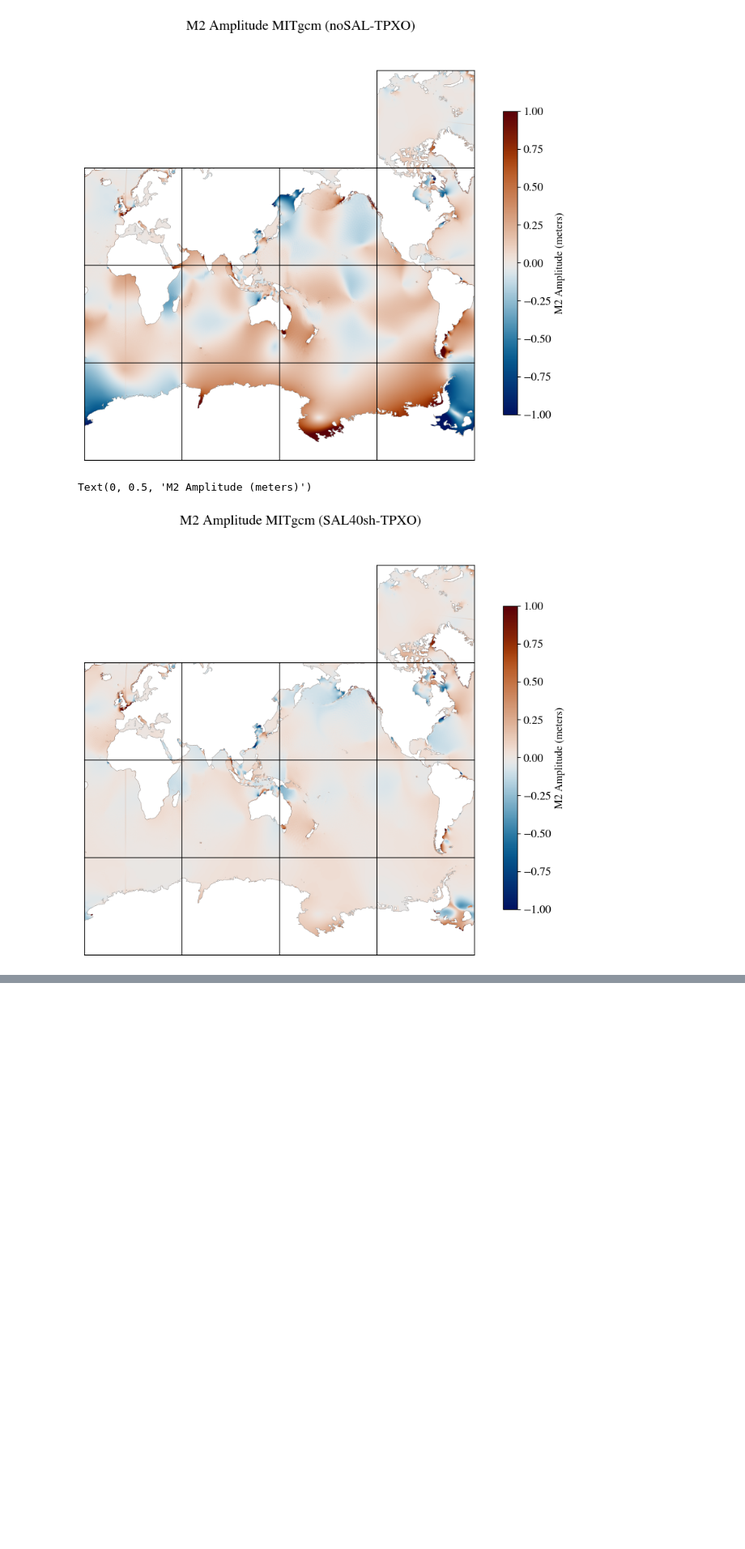
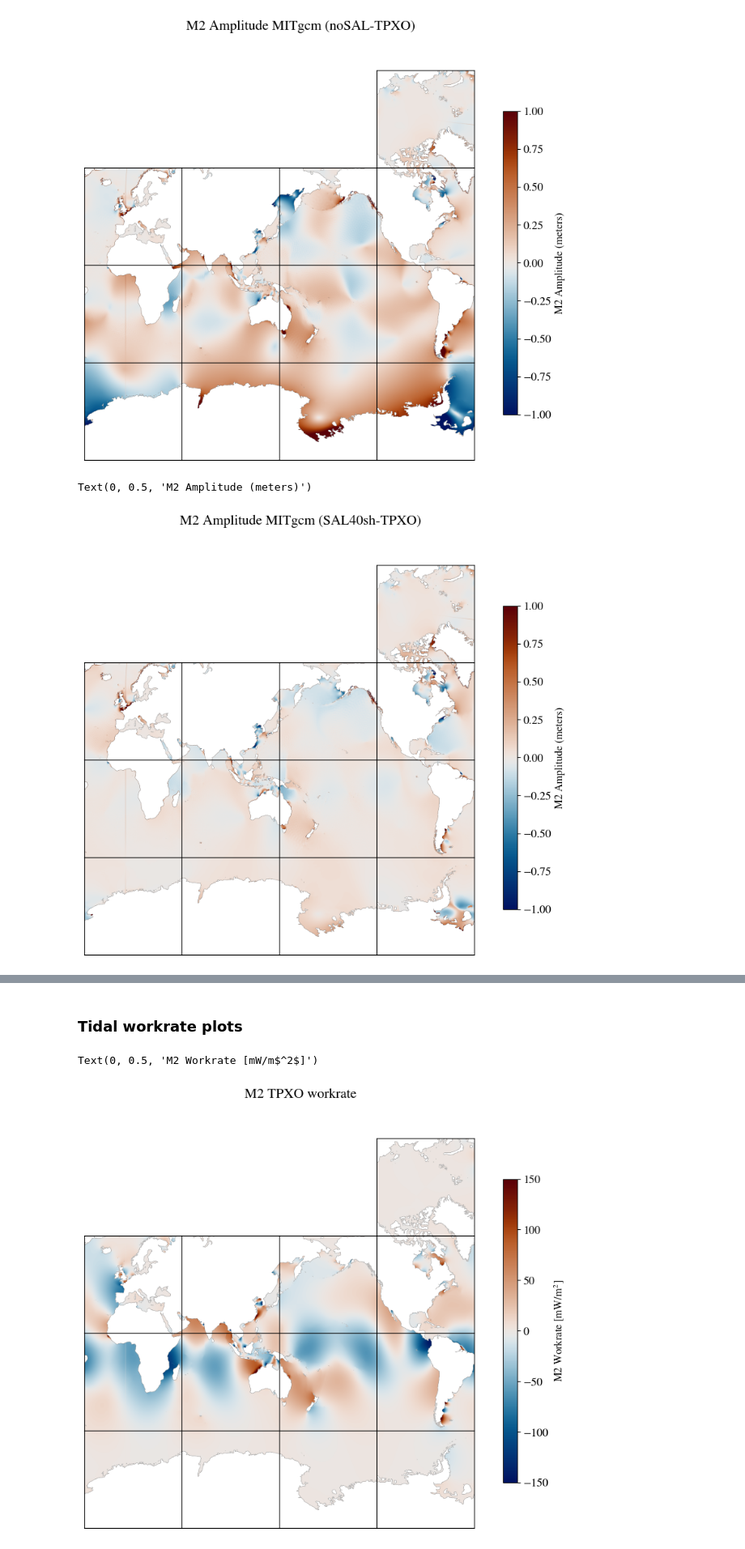
Before and after one commit to MITgcm-contrib/llc_hires, a Jupyter notebook: tidal_analysis/tides_investigation/analyze_mitgcm_compare_tpxollc.ipynb, the cells around one changed output, grey strips where cells are left out. Shown at 81% size. Cells and saved outputs as stored; diff of their text form; code cells hidden in the pictures; blank space fills up the shorter version.

```diff
--- a/tidal_analysis/tides_investigation/analyze_mitgcm_compare_tpxollc.ipynb
+++ b/tidal_analysis/tides_investigation/analyze_mitgcm_compare_tpxollc.ipynb
@@ -410,0 +477,11 @@ PVE phasor  (MITGCM_SAL40sh-TPXO) = 63.60710157646262 %
+# %%
+XCrad,YCrad = np.deg2rad(XC), np.deg2rad(YC)
+print('MITGCM noSAL')
+Ptot_mitgcm_noSAL,Pmap_mitgcm_noSAL = tidal_workrate(amp_mitgcm_noSAL,phase_mitgcm_noSAL,
+                                            lon_rad=XCrad,lat_rad= YCrad,constit=const)
+print('MITGCM SAL40sh')
+Ptot_mitgcm_SAL40sh,Pmap_mitgcm_SAL40sh = tidal_workrate(amp_mitgcm_SAL40sh,phase_mitgcm_SAL40sh,
+                                            lon_rad=XCrad,lat_rad= YCrad,constit=const)
+print('TPXO')
+Ptot_tpxo,Pmap_tpxo = tidal_workrate(amp_tpxo,phase_tpxo,
+                                        lon_rad=XCrad,lat_rad=YCrad,constit=const)
@@ -508,0 +595,12 @@ plt.legend()
+# %% [markdown]
+### Tidal workrate plots
+# %%
+ecco.plot_tiles(Pmap_tpxo, cmap=cm.vik, show_colorbar=True,rotate_to_latlon=True,layout='latlon',
+                cmin=-150, cmax = 150,
+                show_tile_labels=False, Arctic_cap_tile_location=10)
+plt.suptitle('M2 TPXO workrate')
+cb = plt.gcf().axes[-1]
+cb.set_ylabel(r'M2 Workrate [mW/m$^2$]', fontsize=12)
+# %% [output]
+Text(0, 0.5, 'M2 Workrate [mW/m$^2$]')
+[figure, added]
```
Also changed, not shown: parts of 25 cells of this notebook, 1 other file.
